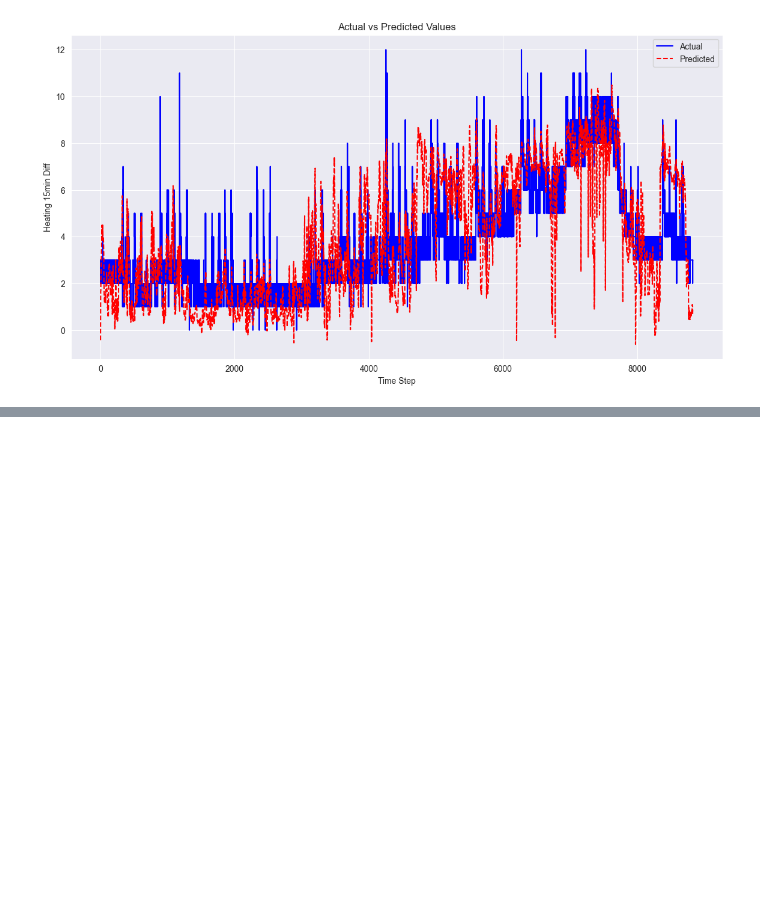
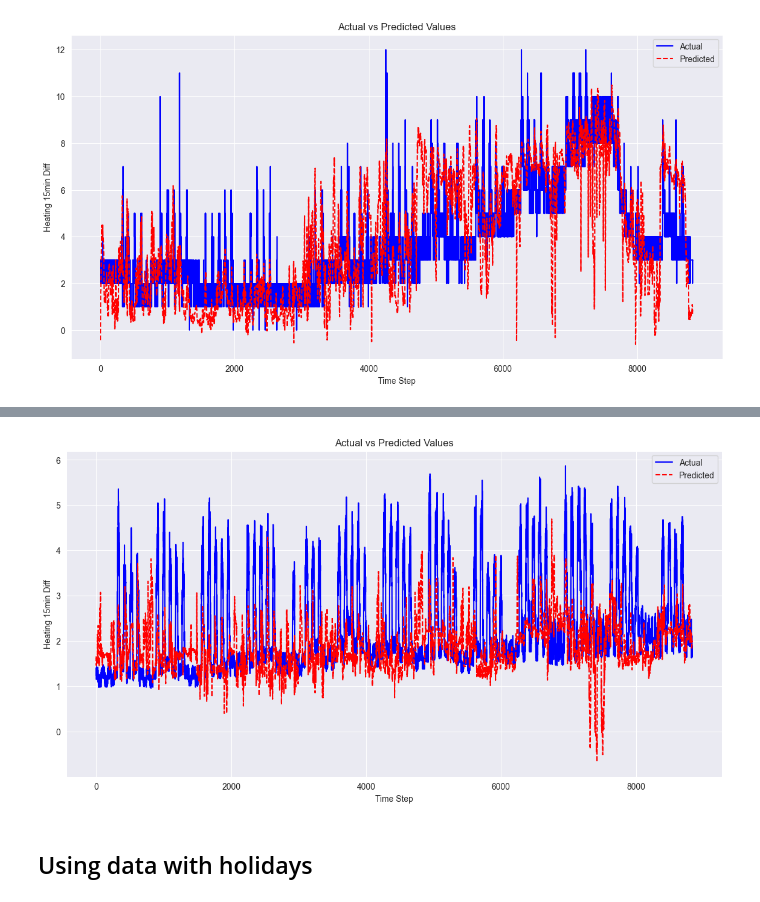
Before and after one commit to Albertyao1993/ECM_Prediction, a Jupyter notebook: Notebooks/LSTM.ipynb, the cells around one changed output, grey strips where cells are left out. Cells and saved outputs as stored; diff of their text form; code cells hidden in the pictures; blank space fills up the shorter version.

Commit message:
增加了Task1& Task2 。 每个Task 分别验证 feature with holidays 和 without holidays 的表现

```diff
--- a/Notebooks/LSTM.ipynb
+++ b/Notebooks/LSTM.ipynb
@@ -428,0 +537,15 @@ plt.show()
+# %%
+# Plot the actual vs predicted values
+plt.figure(figsize=(14, 7))
+plt.plot(actuals, label='Actual', color='b')
+plt.plot(predictions, label='Predicted', color='r', linestyle='--')
+plt.xlabel('Time Step')
+plt.ylabel('Heating 15min Diff')
+plt.title('Actual vs Predicted Values')
+plt.legend()
+plt.grid(True)
+plt.show()
+# %% [output]
+[figure, added]
+# %% [markdown]
+## Using data with holidays
```
Also changed, not shown: parts of 15 cells of this notebook, 4 other files.
